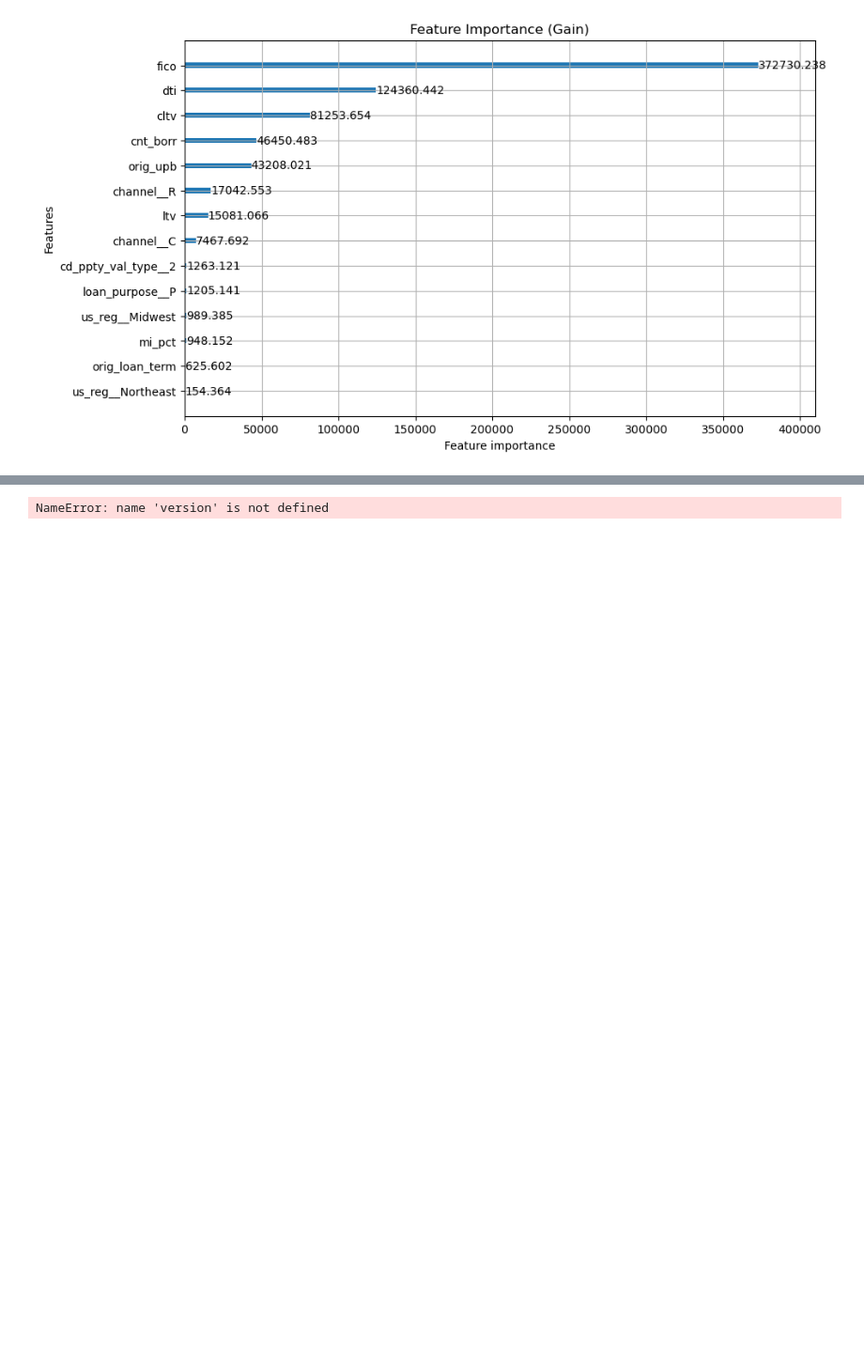
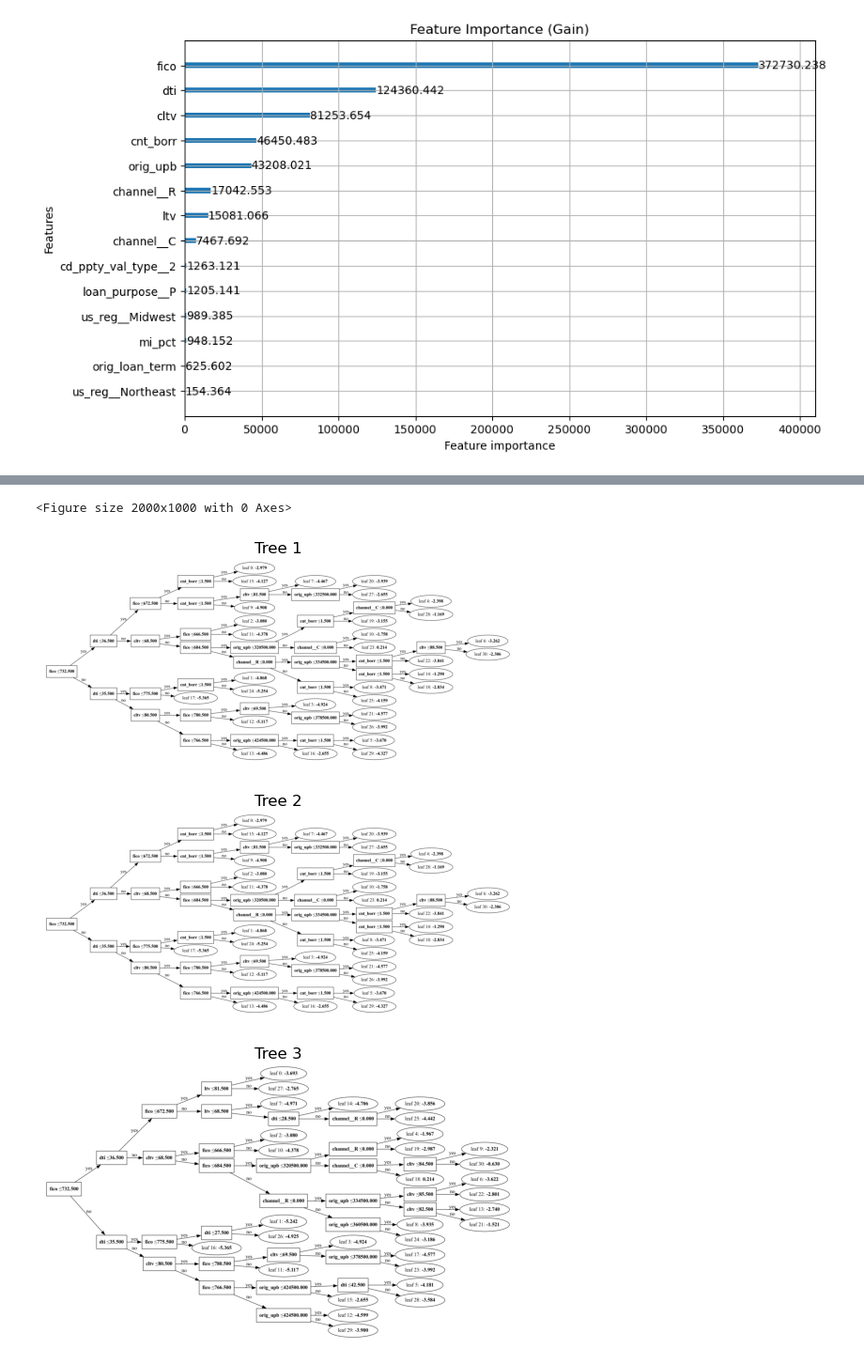
Before and after one commit to MPauline26/Masterthesis, a Jupyter notebook: RandomForest/MA_RandomForest.ipynb, the cells around one changed output, grey strips where cells are left out. Shown at 94% size. Saved outputs shown, nothing was run; the diff lists cells and outputs as text; code cells hidden in the pictures; blank space fills up the shorter version.

```diff
--- a/RandomForest/MA_RandomForest.ipynb
+++ b/RandomForest/MA_RandomForest.ipynb
@@ -292,4 +185,12 @@ Note: you may need to restart the kernel to use updated packages.
-# %%
---version
-# %% [output]
-NameError: name 'version' is not defined
+# %%
+# Visualize a few decision trees in the random forest
+plt.figure(figsize=(20, 10))
+for i in range(3):  # Display the first 3 trees
+    lgb.plot_tree(bst, tree_index=i)
+    plt.title(f'Tree {i+1}')
+plt.show()
+# %% [output]
+<Figure size 2000x1000 with 0 Axes>
+[figure, added]
+[figure, added]
+[figure, added]
```
Also changed, not shown: parts of 16 cells of this notebook.
